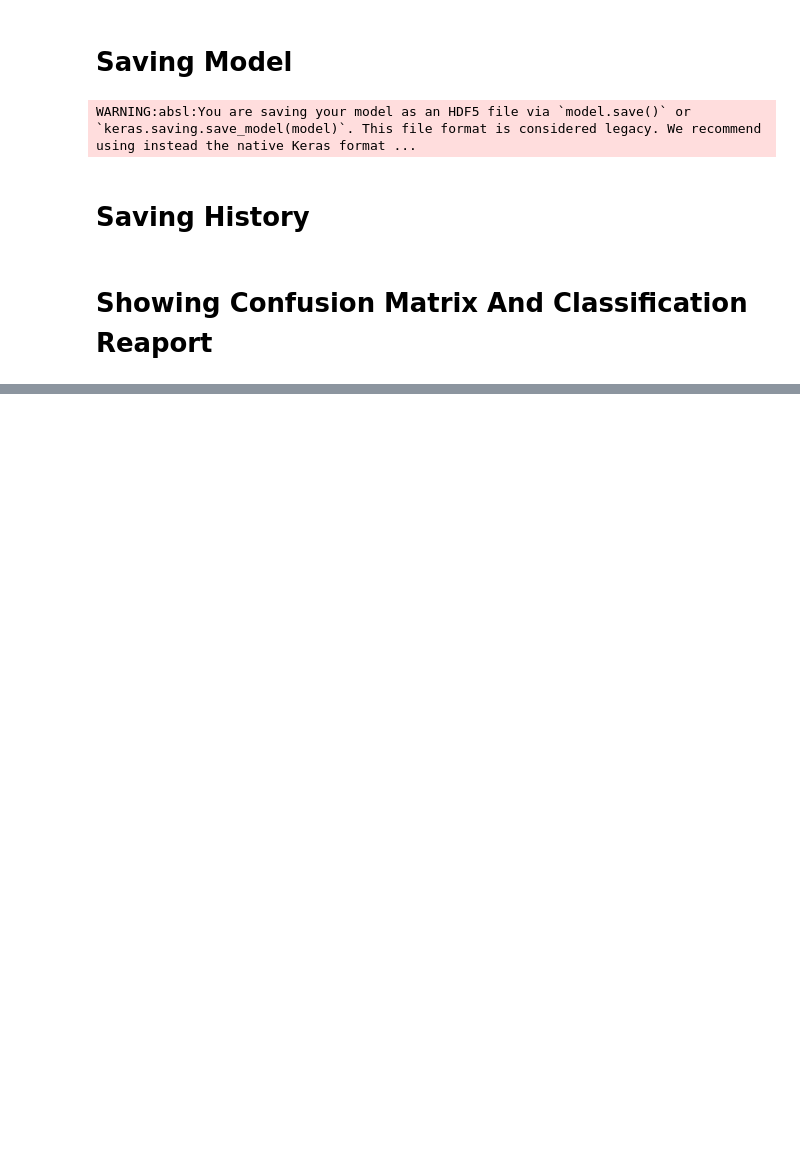
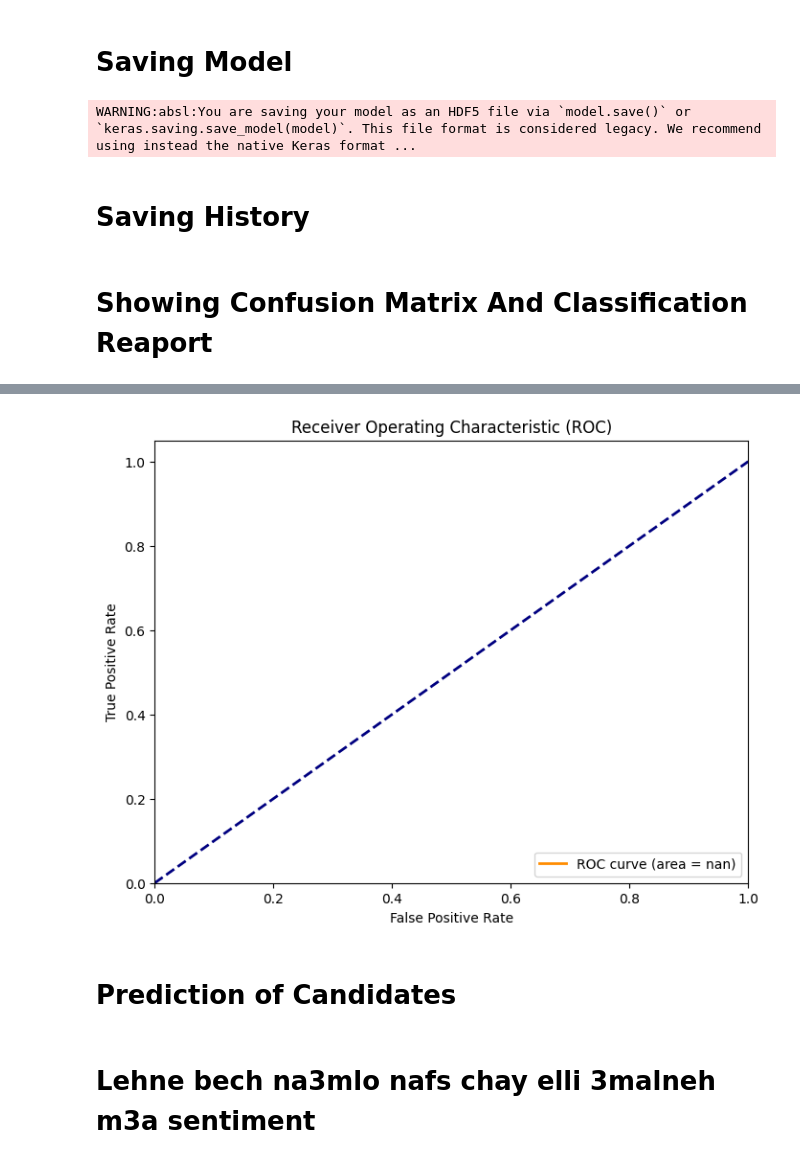
Before and after one commit to alibelhrak/NLP_Project-2024_US_Election_Sentiment_on_X, a Jupyter notebook: 2024_US_Election_Sentiment_on_X.ipynb, the cells around one changed output, grey strips where cells are left out. Cells and saved outputs as stored; diff of their text form; code cells hidden in the pictures; blank space fills up the shorter version.

```diff
--- a/2024_US_Election_Sentiment_on_X.ipynb
+++ b/2024_US_Election_Sentiment_on_X.ipynb
@@ -330,4 +379,4 @@ LabelEncoder()
 # %%
-prediction = model.predict(test_input)
+pred = model.predict(padded)
 predicted_classes = np.argmax(prediction, axis=1)
 # %% [output]
@@ -351,0 +475,27 @@ AS
+# %%
+from sklearn.metrics import roc_curve, auc
+import matplotlib.pyplot as plt
+from sklearn.preprocessing import label_binarize
+
+y_val_binarized = label_binarize(df_val['sentiment'], classes=['NEGATIVE', 'NEUTRAL', 'POSITIVE'])
+n_classes = y_val_binarized.shape[1]
+
+y_prob = model.predict(val_input)
+
+y_true = y_val_binarized[:, 2]
+
+fpr, tpr, thresholds = roc_curve(y_true, y_prob[:, 2])
+roc_auc = auc(fpr, tpr)
+
+# Plot ROC curve
+plt.figure(figsize=(8,6))
+plt.plot(fpr, tpr, color='darkorange', lw=2, label='ROC curve (area = %0.2f)' % roc_auc)
+plt.plot([0, 1], [0, 1], color='navy', lw=2, linestyle='--')
+plt.xlim([0.0, 1.0])
+plt.ylim([0.0, 1.05])
+plt.xlabel('False Positive Rate')
+plt.ylabel('True Positive Rate')
+plt.title('Receiver Operating Characteristic (ROC)')
+plt.legend(loc='lower right')
+plt.show()
+# %% [output]
@@ -351,0 +503,5 @@ AS
+[figure, added]
+# %% [markdown]
+# Prediction of Candidates
+# %% [markdown]
+# **Lehne bech na3mlo nafs chay elli 3malneh m3a sentiment**
```
Also changed, not shown: parts of 50 cells of this notebook.
